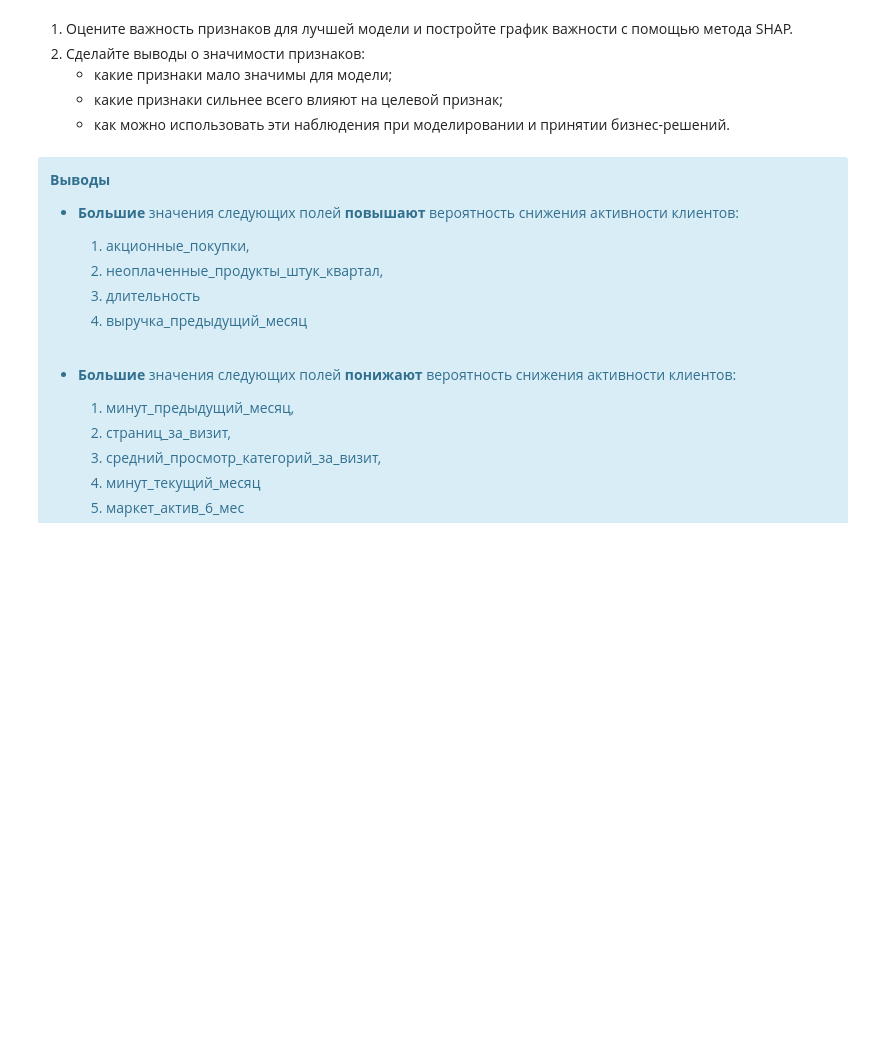
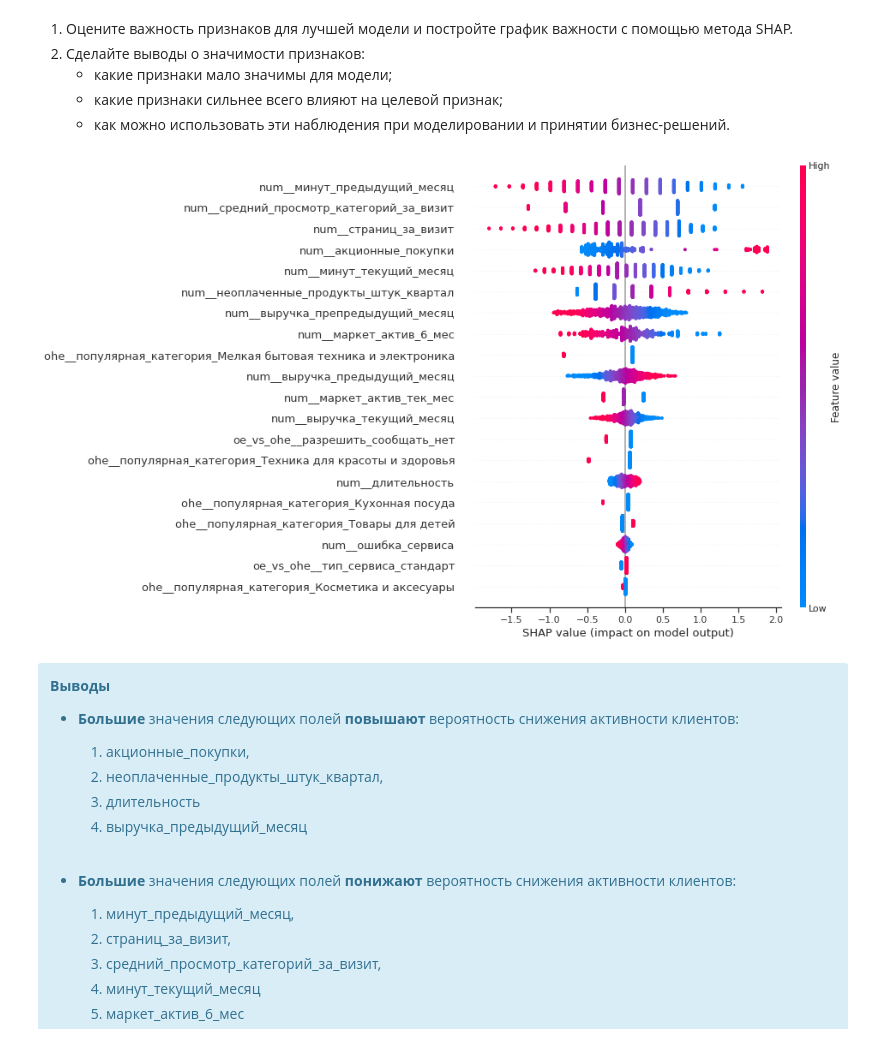
Before and after one commit to ostepann/-_-_-, a Jupyter notebook: OneClick.ipynb, the cells around one changed output. Saved outputs shown, nothing was run; the diff lists cells and outputs as text; code cells hidden in the pictures; blank space fills up the shorter version.

```diff
--- a/OneClick.ipynb
+++ b/OneClick.ipynb
@@ -881,17 +882,19 @@ print(start_high,f'Площадь ROC-кривой: {roc_auc_score(y_test_coded,
     * какие признаки сильнее всего влияют на целевой признак;
     * как можно использовать эти наблюдения при моделировании и принятии бизнес-решений.
 # %%
-#X_encoded = randomized_search.best_estimator_['preprocessor'].transform(X_train)
+X_encoded = randomized_search.best_estimator_['preprocessor'].transform(X_train)
 
-#encoder_col_names = randomized_search.best_estimator_['preprocessor'].get_feature_names_out()
+encoder_col_names = randomized_search.best_estimator_['preprocessor'].get_feature_names_out()
 
-#X_encoded_df = pd.DataFrame(X_encoded, columns=encoder_col_names)
+X_encoded_df = pd.DataFrame(X_encoded, columns=encoder_col_names)
 
-#explainer = shap.LinearExplainer(randomized_search.best_estimator_.named_steps.models, X_encoded_df) #, feature_perturbation="correlation_dependent")
+explainer = shap.LinearExplainer(randomized_search.best_estimator_.named_steps.models, X_encoded_df) #, feature_perturbation="correlation_dependent")
 
-#shap_values = explainer(X_encoded_df)
+shap_values = explainer(X_encoded_df)
 
-#shap.plots.beeswarm(shap_values, max_display=20)
+shap.plots.beeswarm(shap_values, max_display=20)
+# %% [output]
+[figure, added]
 # %% [markdown]
 <div class="alert alert-info">
 
```
Also changed, not shown: parts of 6 cells of this notebook, 1 other file.
